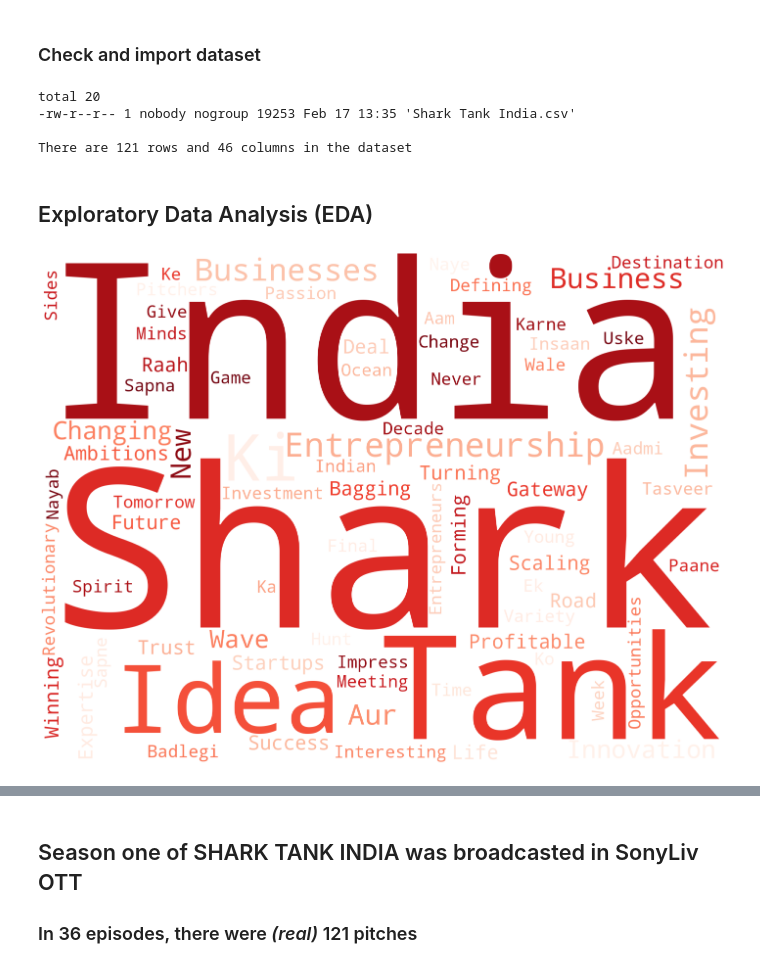
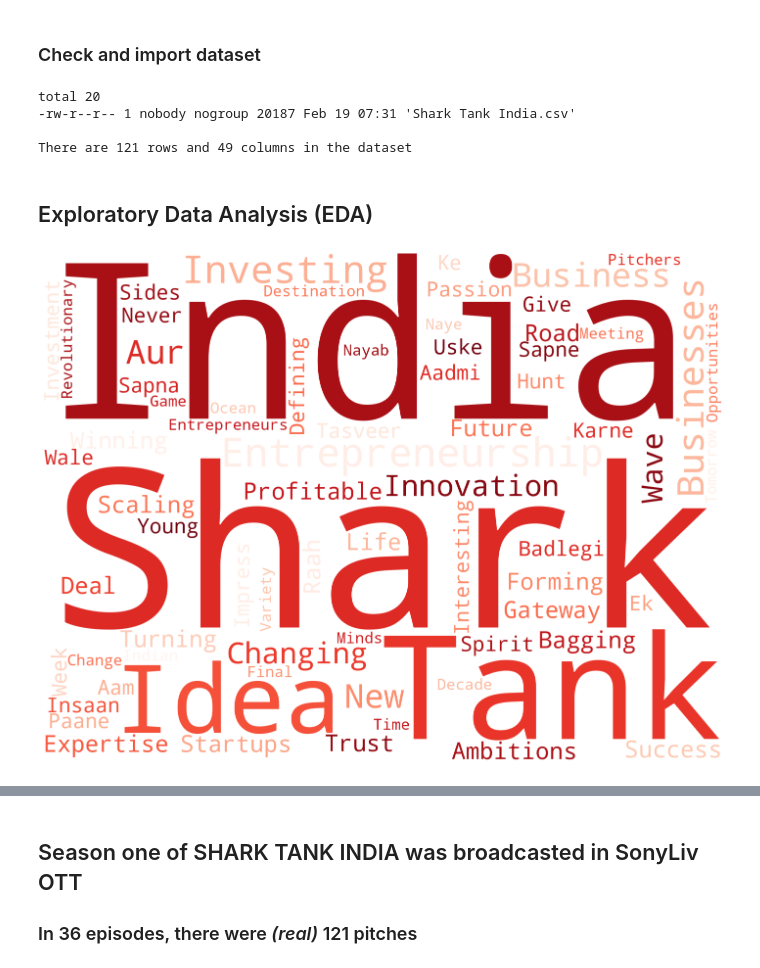
Before and after one commit to satya-thirumani/shark-tank-india, a Jupyter notebook: Shark Tank India Analysis.ipynb, the cells around one changed output, grey strips where cells are left out. Drawn from its saved outputs; the diff is of its cells as text; code cells hidden in the pictures.

```diff
--- a/Shark Tank India Analysis.ipynb
+++ b/Shark Tank India Analysis.ipynb
@@ -20,35 +20,39 @@ import matplotlib.pyplot as plt
 import seaborn as sns
 from babel.numbers import format_currency
 from wordcloud import WordCloud, STOPWORDS
+import geopandas as gpd
+import plotly.express as px
+import plotly.io as pio
+pio.templates.default = "plotly_dark"
 
 import warnings
 warnings.filterwarnings('ignore')
 # %% [markdown]
 ### Check and import dataset
 # %%
-! ls -l /kaggle/input/shark-tank-india
-shark_tank = pd.read_csv('/kaggle/input/shark-tank-india/Shark Tank India.csv', encoding = "ISO-8859-1")
+! ls -l /kaggle/input/d/thirumani/shark-tank-india/
+shark_tank = pd.read_csv('/kaggle/input/d/thirumani/shark-tank-india//Shark Tank India.csv', encoding = "ISO-8859-1")
 
 nRow, nCol = shark_tank.shape
 print(f'\nThere are {nRow} rows and {nCol} columns in the dataset')
 # %% [output]
 total 20
--rw-r--r-- 1 nobody nogroup 19253 Feb 17 13:35 'Shark Tank India.csv'
+-rw-r--r-- 1 nobody nogroup 20187 Feb 19 07:31 'Shark Tank India.csv'
 
-There are 121 rows and 46 columns in the dataset
+There are 121 rows and 49 columns in the dataset
 # %% [markdown]
 ## Exploratory Data Analysis (EDA)
 # %%
 # Word cloud based on episode titles
 text = " Shark Tank India ".join(cat for cat in shark_tank['Episode Title'])
-stop_words = list(STOPWORDS)
-wordcloud = WordCloud(width = 2000, height = 1500, background_color='white', colormap='Reds', collocations=False, random_state=2022).generate(text)
+stop_words = list(STOPWORDS) + ["Ka", "Ki", "Ko"]
+wordcloud = WordCloud(width = 2000, height = 1500, stopwords=stop_words, background_color='white', colormap='Reds', collocations=False, random_state=2022).generate(text)
 plt.figure(figsize=(25,20))
 plt.imshow(wordcloud)
 plt.axis("off")
 plt.show()
 # %% [output]
-[figure, old version]
+[figure, new version]
 # %%
 shark_tank.head(5)
 # %% [output]
```
Also changed, not shown: parts of 31 cells of this notebook.
